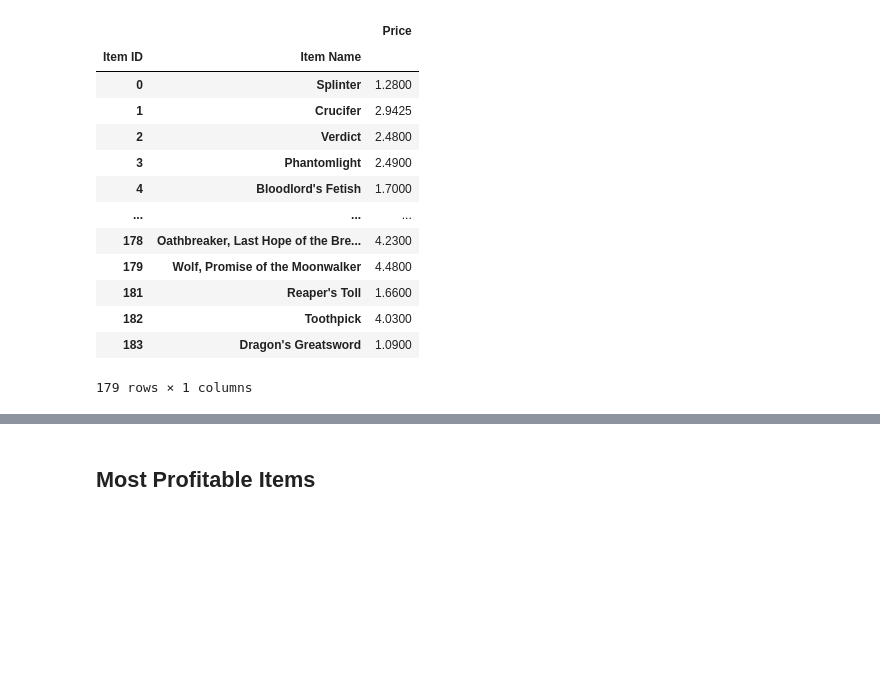
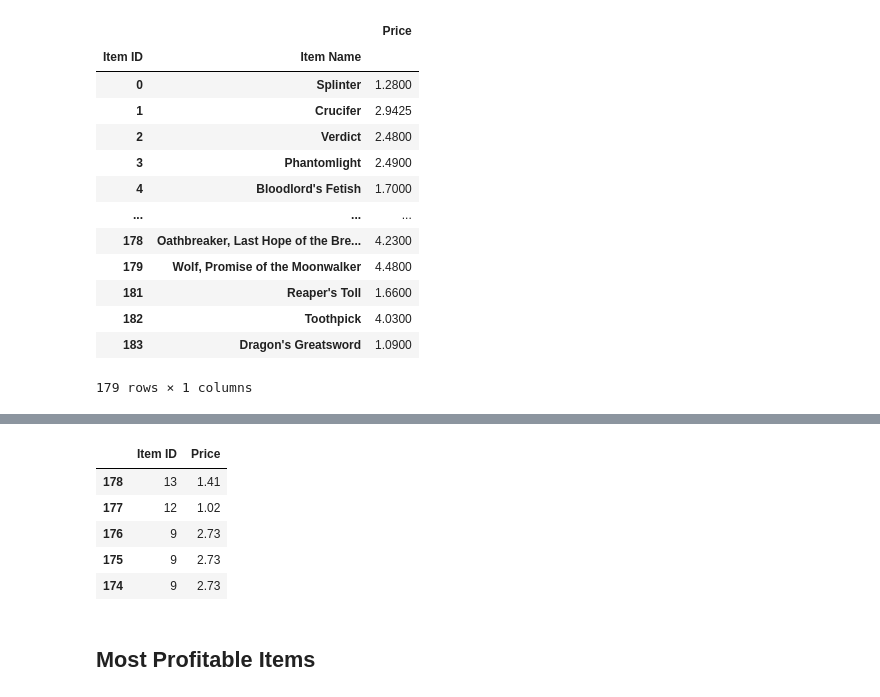
Before and after one commit to tracygoznikar/Pandas_Challenge, a Jupyter notebook: HerosOfPymoli/HeroesOfPymoli_starter.ipynb, the cells around one changed output, grey strips where cells are left out. Drawn from its saved outputs; the diff is of its cells as text; code cells hidden in the pictures; blank space fills up the shorter version.

```diff
--- a/HerosOfPymoli/HeroesOfPymoli_starter.ipynb
+++ b/HerosOfPymoli/HeroesOfPymoli_starter.ipynb
@@ -269,3 +303,13 @@ unique_items
+# %%
+popular_items_df = popular_items_df.sort_values("Item ID", ascending=False)
+popular_items_df.head()
+# %% [output]
+|  | Item ID | Price |
+| 178 | 13 | 1.41 |
+| 177 | 12 | 1.02 |
+| 176 | 9 | 2.73 |
+| 175 | 9 | 2.73 |
+| 174 | 9 | 2.73 |
 # %% [markdown]
 ## Most Profitable Items
 # %% [markdown]
```
Also changed, not shown: parts of 3 cells of this notebook.
